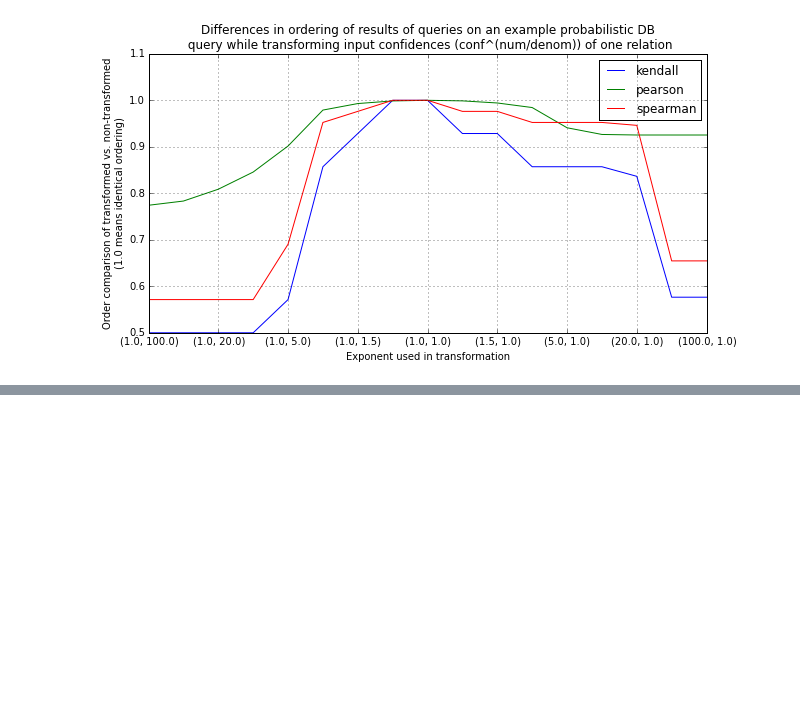
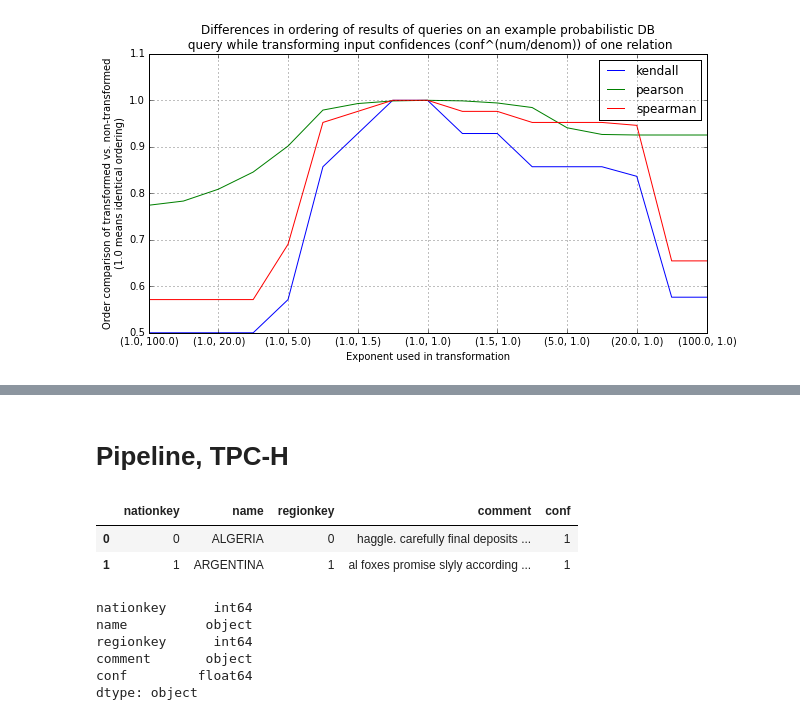
Before and after one commit to alexmemory/PrDBSens, a Jupyter notebook: notes/20150409_ACM_trio.ipynb, the cells around one changed output, grey strips where cells are left out. Drawn from its saved outputs; the diff is of its cells as text; code cells hidden in the pictures; blank space fills up the shorter version.

```diff
--- a/notes/20150409_ACM_trio.ipynb
+++ b/notes/20150409_ACM_trio.ipynb
@@ -1042,0 +1097,20 @@ pass
+# %% [markdown]
+# Pipeline, TPC-H
+# %%
+#scr = pd.read_csv('/home/amemory/Data/prdbsens/pipelines/tpch/rel/region_r.csv',quotechar="'")
+scr = pd.read_csv('/home/amemory/Data/prdbsens/pipelines/tpch/rel/nation_n.csv',quotechar="'")
+# %%
+scr.head(2)
+# %% [output]
+|  | nationkey | name | regionkey | comment | conf |
+| 0 | 0 | ALGERIA | 0 | haggle. carefully final deposits ... | 1 |
+| 1 | 1 | ARGENTINA | 1 | al foxes promise slyly according ... | 1 |
+# %%
+scr.dtypes
+# %% [output]
+nationkey      int64
+name          object
+regionkey      int64
+comment       object
+conf         float64
+dtype: object
```
Also changed, not shown: parts of 17 cells of this notebook, 4 other files.
